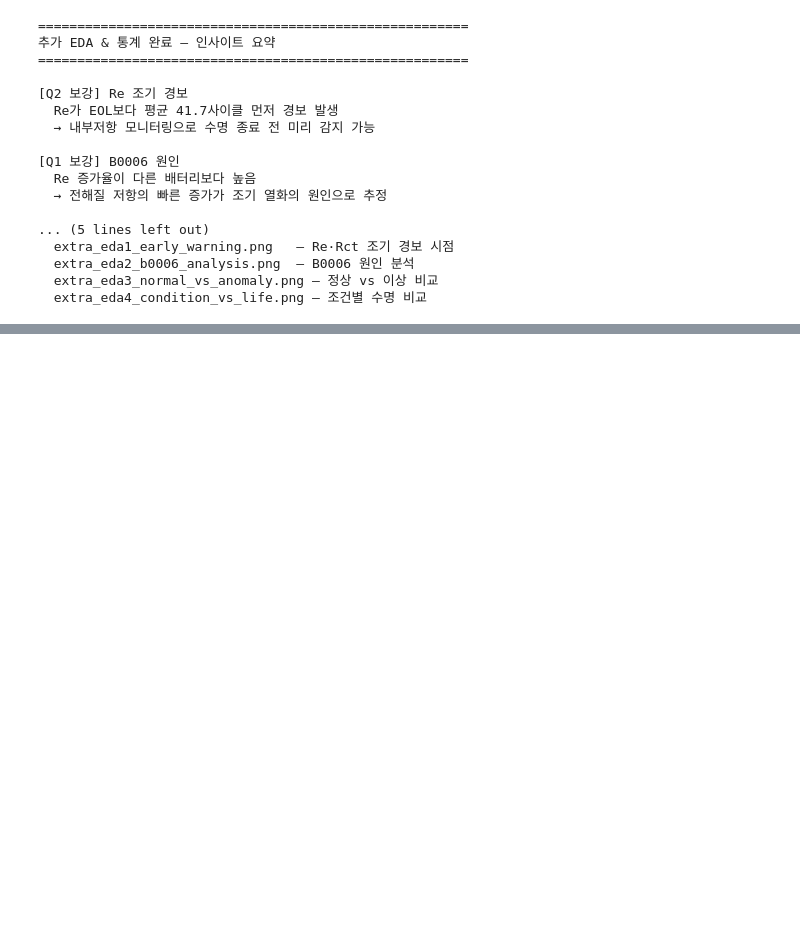
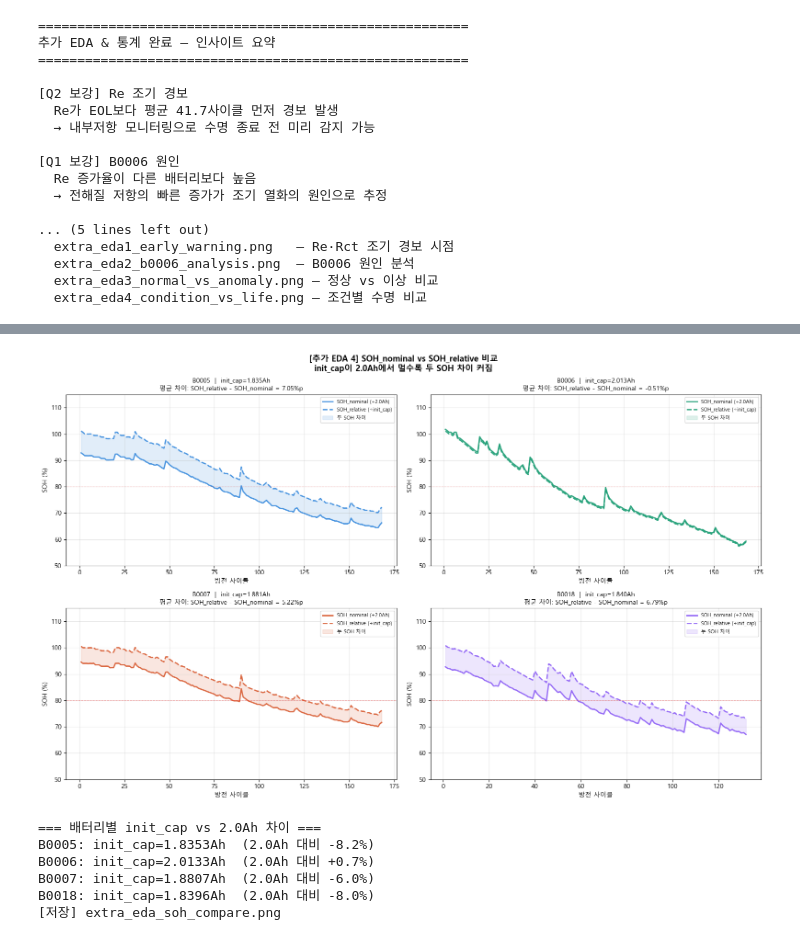
Before and after one commit to mipigirl7/project_lithium_battery_analysis_16team, a Jupyter notebook: 02-2_visualiazation.ipynb, the cells around one changed output, grey strips where cells are left out. Saved outputs shown, nothing was run; the diff lists cells and outputs as text; code cells hidden in the pictures; blank space fills up the shorter version.

```diff
--- a/02-2_visualiazation.ipynb
+++ b/02-2_visualiazation.ipynb
@@ -438,0 +715,53 @@ print(f"""
+# %%
+fig, axes = plt.subplots(2, 2, figsize=(16, 10))
+
+for idx, bid in enumerate(sorted(df_A_valid['battery_id'].unique())):
+    row_i, col_i = idx // 2, idx % 2
+    ax = axes[row_i][col_i]
+    b  = df_A_valid[df_A_valid['battery_id'] == bid]
+    color = BATTERY_COLORS.get(bid, 'gray')
+
+    ax.plot(b['discharge_cycle_raw'], b['SOH_nominal'],
+            color=color, linewidth=2, linestyle='-',
+            label='SOH_nominal (÷2.0Ah)', alpha=0.9)
+    ax.plot(b['discharge_cycle_raw'], b['SOH_relative'],
+            color=color, linewidth=2, linestyle='--',
+            label='SOH_relative (÷init_cap)', alpha=0.9)
+    ax.fill_between(b['discharge_cycle_raw'],
+                    b['SOH_nominal'], b['SOH_relative'],
+                    alpha=0.15, color=color, label='두 SOH 차이')
+    ax.axhline(y=80, color='red', linestyle=':', linewidth=0.8, alpha=0.6)
+
+    init_cap_val = df_A[df_A['battery_id'] == bid]['init_cap'].iloc[0]
+    diff_mean = (b['SOH_relative'] - b['SOH_nominal']).mean()
+
+    ax.set_title(f'{bid}  |  init_cap={init_cap_val:.3f}Ah\n'
+                 f'평균 차이: SOH_relative - SOH_nominal = {diff_mean:.2f}%p',
+                 fontsize=10)
+    ax.set_xlabel('방전 사이클')
+    ax.set_ylabel('SOH (%)')
+    ax.legend(fontsize=8)
+    ax.grid(alpha=0.3)
+    ax.set_ylim(50, 115)
+
+fig.suptitle('[추가 EDA 4] SOH_nominal vs SOH_relative 비교\n'
+             'init_cap이 2.0Ah에서 멀수록 두 SOH 차이 커짐',
+             fontsize=13, fontweight='bold')
+plt.tight_layout()
+plt.savefig('extra_eda_soh_compare.png', dpi=150, bbox_inches='tight')
+plt.show()
+
+print("\n=== 배터리별 init_cap vs 2.0Ah 차이 ===")
+for bid in sorted(df_A_valid['battery_id'].unique()):
+    init = df_A[df_A['battery_id'] == bid]['init_cap'].iloc[0]
+    diff = (init - 2.0) / 2.0 * 100
+    print(f"{bid}: init_cap={init:.4f}Ah  (2.0Ah 대비 {diff:+.1f}%)")
+print('[저장] extra_eda_soh_compare.png')
+# %% [output]
+[figure, added]
+=== 배터리별 init_cap vs 2.0Ah 차이 ===
+B0005: init_cap=1.8353Ah  (2.0Ah 대비 -8.2%)
+B0006: init_cap=2.0133Ah  (2.0Ah 대비 +0.7%)
+B0007: init_cap=1.8807Ah  (2.0Ah 대비 -6.0%)
+B0018: init_cap=1.8396Ah  (2.0Ah 대비 -8.0%)
+[저장] extra_eda_soh_compare.png
```
Also changed, not shown: parts of 6 cells of this notebook, 24 other files.
